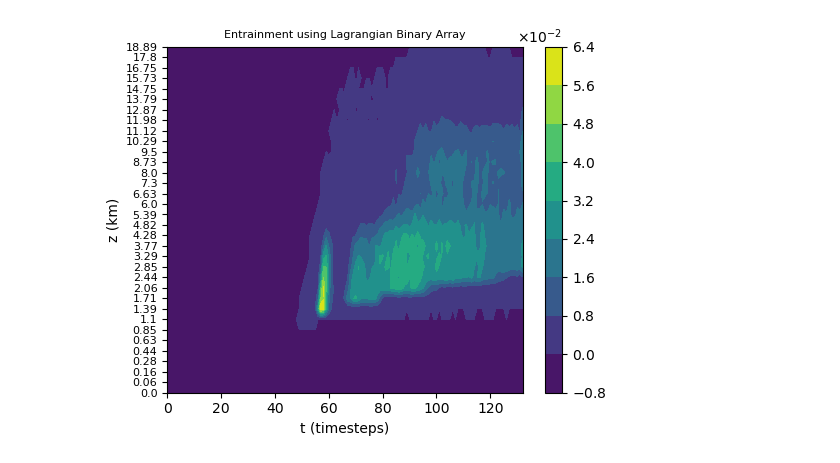
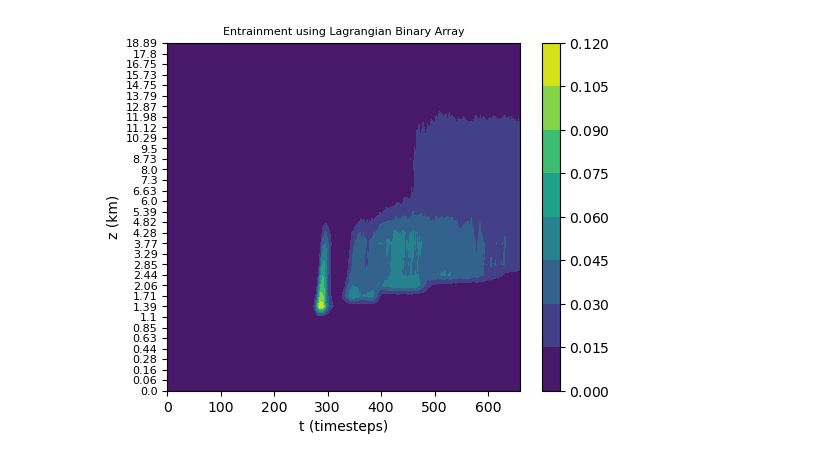
Before and after one commit to torrilab/DCI-Project, a Jupyter notebook: Code/Project_Algorithms/Entrainment/2D_Vertical_Mass_Flux.ipynb, the cells around one changed output. Saved outputs shown, nothing was run; the diff lists cells and outputs as text; code cells hidden in the pictures.

```diff
--- a/Code/Project_Algorithms/Entrainment/2D_Vertical_Mass_Flux.ipynb
+++ b/Code/Project_Algorithms/Entrainment/2D_Vertical_Mass_Flux.ipynb
@@ -153,7 +140,8 @@ T = np.broadcast_to(np.arange(Nt)[:, None], A_c.shape)  # shape: (Nt, p)
 # %%
 #READING BACK IN
 mins_thresh=5
-dir3=dir+f'Project_Algorithms/Entrainment/processed_binary_arrays_'+str(mins_thresh)+f'mins_{res}_{Np_str}.h5'
+# dir3=dir+f'Project_Algorithms/Entrainment/processed_binary_arrays_'+str(mins_thresh)+f'mins_{res}_{Np_str}.h5'
+dir3=dir+f'Project_Algorithms/Entrainment/processed_binary_arrays_'+str(mins_thresh)+f'mins_{res}_{Np_str}_1min.h5'
 with h5py.File(dir3, 'r') as h5file:
     A_g_Processed = h5file['A_g_Processed'][:]
     A_c_Processed = h5file['A_c_Processed'][:]
@@ -245,14 +236,8 @@ zs=data['zf'].values*1000
 def zf(z):
     k=z #z is the # level of z
     out=data['zf'].values[k]*1000
+
     return out
-
-# rho_data=data['rho'].data
-def rho(x,y,z,t):
-    # out=data['rho'].isel(xh=x,yh=y,zh=z,time=t).item()
-    out=rho_data[t,z,y,x]
-    return out
-
 # def rho(x,y,z,t):
 #     p=data['prs'].isel(xh=x,yh=y,zh=z,time=t).item()
 #     p0=101325 #Pa
@@ -265,14 +250,19 @@ def rho(x,y,z,t):
 #     out=rho
 #     return out
 
+def rho(x,y,z,rho_data_t):
+    out=rho_data_t[z,y,x]
+    return out
 def m(t):
+    rho_data_t=data['rho'].isel(time=t).data
+
     m=0
     #triple sum
     for k in range(len(data['zh'])):
         dz=(zf(k+1)-zf(k))
         for j in range(len(data['yh'])):
             for i in range(len(data['xh'])):
-                rho_out=rho(i,j,k,t)
+                rho_out=rho(i,j,k,rho_data_t)
                 m+=rho_out*dz
 
     #triple sum
@@ -294,3 +306,16 @@ else:
+# %%
+PROCESSING=False
+# PROCESSING=True
+
+if PROCESSING==False:
+    # dir3=dir+f'Project_Algorithms/Entrainment/2D_VMF_profiles_{res}_{Np_str}.h5'
+    dir3=dir+f'Project_Algorithms/Entrainment/2D_VMF_profiles_{res}_{Np_str}_1min.h5'
+if PROCESSING==True:
+    # dir3=dir+f'Project_Algorithms/Entrainment/2D_VMF_profiles_PREPROCESSING_{res}_{Np_str}.h5'
+    dir3=dir+f'Project_Algorithms/Entrainment/2D_VMF_profiles_PREPROCESSING_{res}_{Np_str}_1min.h5'
+with h5py.File(dir3, "r") as h5f:
+    profile_array_VMF_g = h5f["profile_array_VMF_g"][:]
+    profile_array_VMF_c = h5f["profile_array_VMF_c"][:]
 # %%
 def apply_constant(profile_array,apply):
     if apply==True:
@@ -307,14 +335,6 @@ def apply_constant(profile_array,apply):
 # %%
-type='general'
+# type='general'
 type='cloudy'
-
-dir3=dir+f'Project_Algorithms/Entrainment/2D_VMF_profiles_PREPROCESSING_{res}_{Np_str}.h5'
-with h5py.File(dir3, "r") as h5f:
-    profile_array_VMF_g = h5f["profile_array_VMF_g"][:]
-    profile_array_VMF_c = h5f["profile_array_VMF_c"][:]
-profile_array_VMF_g=apply_constant(profile_array_VMF_g,apply=True)
-profile_array_VMF_c=apply_constant(profile_array_VMF_c,apply=True)
-
 
 if type=='general':
     profile_array=profile_array_VMF_g
@@ -345,34 +365,34 @@ n_levels=29
 ax1 = fig.add_subplot(gs[0, 0])
 # contour1 = ax1.contourf(profile_array_e.T, cmap=cmap1)
 contour1 = ax1.contourf(profile_array.T, cmap=cmap1)
 cbar1=fig.colorbar(contour1, ax=ax1)
 apply_scientific_notation_colorbar([cbar1])
 Nz = len(data['zh'])
 ax1.set_yticks(np.arange(Nz))
 new_ytick_labels = np.round(data['zf'].values[:Nz], 2)
 ax1.set_yticklabels(new_ytick_labels, fontsize=8, rotation=0)
 ax1.set_ylabel('z (km)');ax1.set_xlabel('t (timesteps)')
 ax1.set_title('Entrainment using Lagrangian Binary Array',fontsize=8)
 
 # #FIXING TICKS
 # ax3.set_yticks(np.arange(Nz))
 # new_ytick_labels = np.round(data['zf'].values[:Nz], 2)
 # ax3.set_yticklabels(new_ytick_labels, fontsize=8, rotation=0)
 # ax3.set_ylabel('z (km)');ax3.set_xlabel('t (timesteps)')
 # ax3.set_title('Entrainment - Detrainment')
 
 # #FIXING SCIENTIFIC NOTATION
 # from matplotlib.ticker import ScalarFormatter
 # formatter = ScalarFormatter(useMathText=True)
 # formatter.set_powerlimits((-2, 2))  # Adjust the range for scientific notation
 # for cbar in (cbar1,cbar2, cbar3):  # These must be Colorbar instances
 #     cbar.formatter = formatter
 #     cbar.update_ticks()
 
 # Display the plot
 plt.tight_layout()
 # %% [output]
-[figure, old version]
+[figure, new version]
 # %%
 plt.plot(np.mean(profile_array,axis=(0)),data['zh'],label='VMF')
 
```
Also changed, not shown: parts of 7 cells of this notebook, 27 other files.
